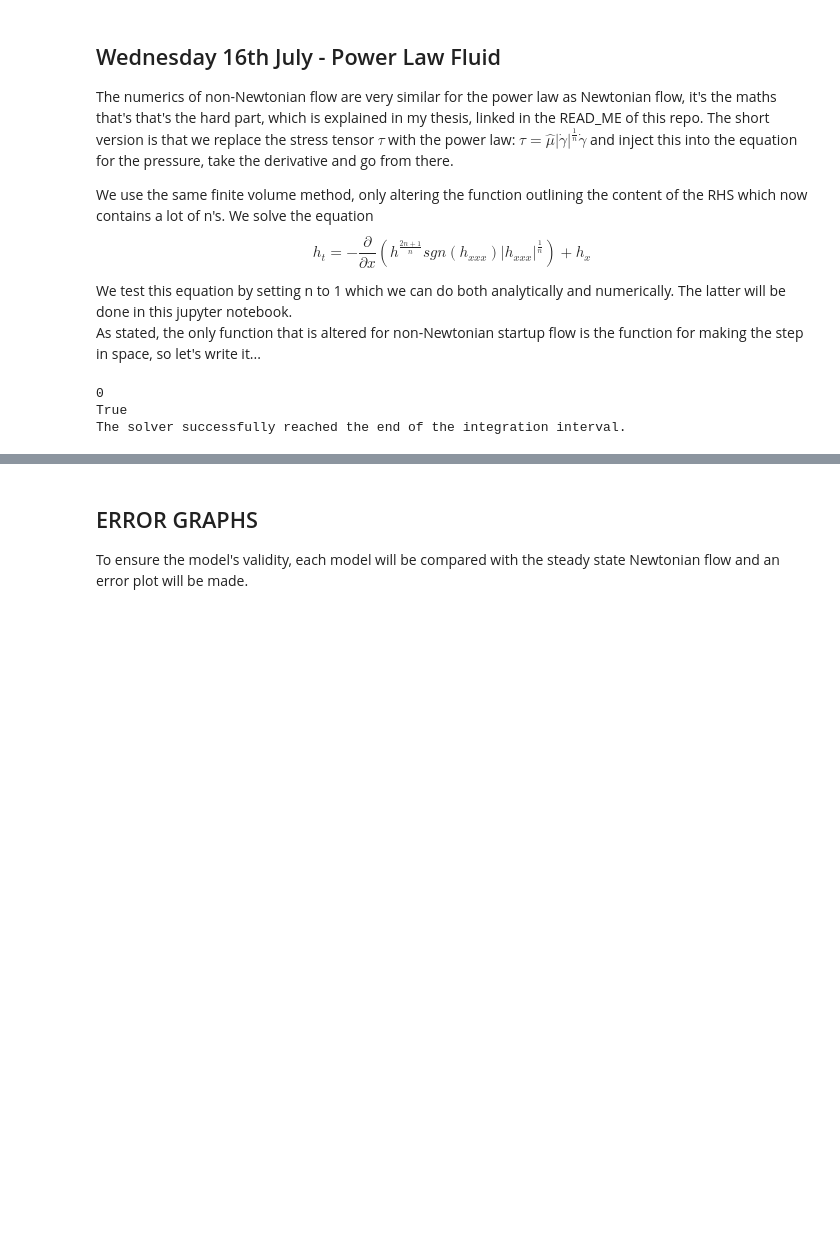
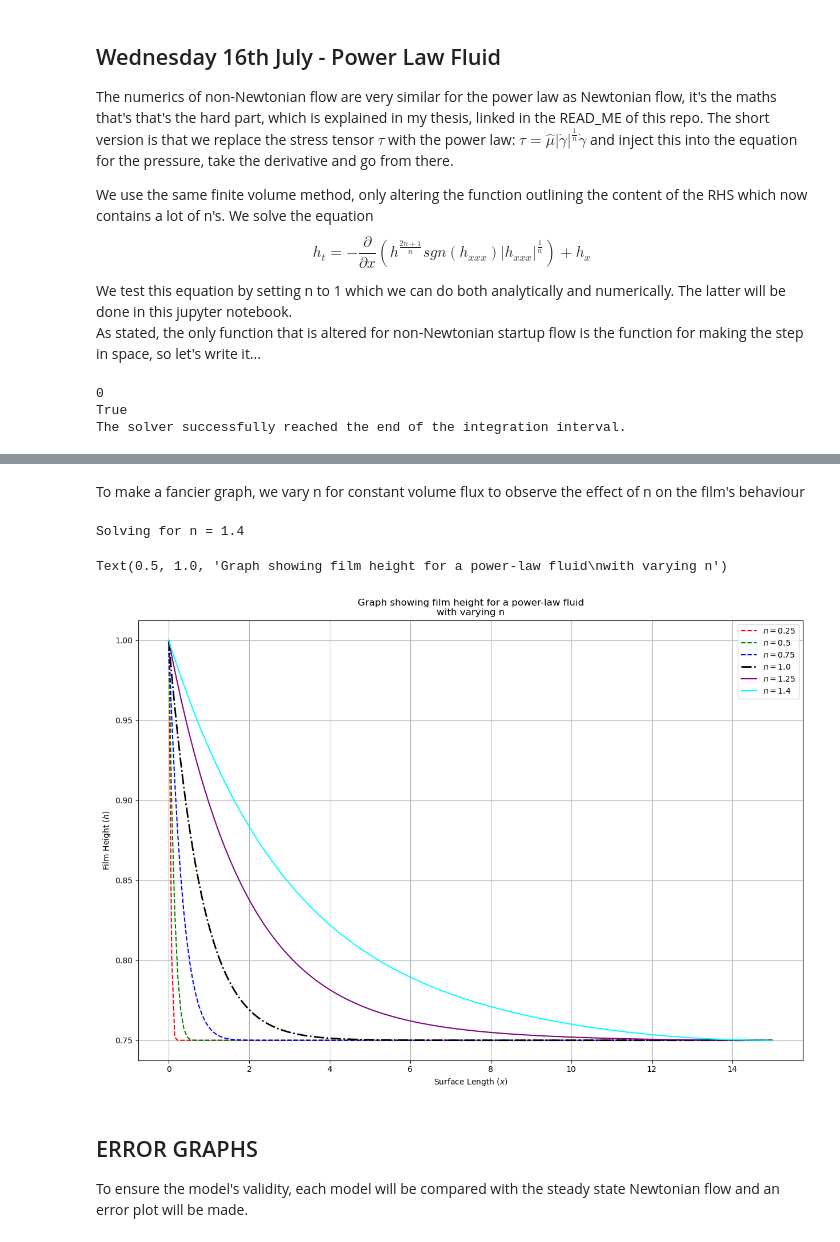
Before and after one commit to jrobo-gith/Independent-project-code, a Jupyter notebook: collection.ipynb, the cells around one changed output, grey strips where cells are left out. Saved outputs shown, nothing was run; the diff lists cells and outputs as text; code cells hidden in the pictures; blank space fills up the shorter version.

```diff
--- a/collection.ipynb
+++ b/collection.ipynb
@@ -326,7 +326,7 @@ def PL_make_step(h, i, args):
 
     return q_plus, q_minus
 # %%
-n = 0.9
+n = 1.4
 h_initial = np.ones(GV['N']) * GV['h0']
 t_span = GV['t-span']
 args = [PL_make_step, GV['dx'], None, GV['Q'], n]
@@ -352,3 +352,30 @@ Text(0, 0.5, 'Film Height $(y)$')
+# %% [markdown]
+To make a fancier graph, we vary n for constant volume flux to observe the effect of n on the film's behaviour
+# %%
+power_law_solutions = []
+
+for i in range(len(GV['n-list'])):
+    print(f"Solving for n = {GV['n-list'][i]}", end='\r')
+    args = [PL_make_step, GV['dx'], None, GV['Q'], GV['n-list'][i]]
+    power_law_solutions.append(solve_ivp(fun=FVM_RHS, y0=h_initial, t_span=t_span, args=(args,), method='BDF', rtol=1e-6, atol=1e-8).y[:, -1])
+# %% [output]
+Solving for n = 1.4
+# %%
+fig, ax = plt.subplots(nrows=1, ncols=1, figsize=(15, 10))
+
+for i in range(len(GV['n-list'])):
+    if GV['n-list'][i] < 1.0: ax.plot(GV['x'], power_law_solutions[i], label=f"$n = {GV['n-list'][i]}$", color=GV['colors'][i], linestyle='--')
+    elif GV['n-list'][i] == 1.0: ax.plot(GV['x'], power_law_solutions[i], label=f"$n = {GV['n-list'][i]}$", color=GV['colors'][i], linestyle='-.', linewidth=2)
+    else: ax.plot(GV['x'], power_law_solutions[i], label=f"$n = {GV['n-list'][i]}$", color=GV['colors'][i], linestyle='-')
+
+ax.legend()
+ax.grid(True)
+ax.set_xlabel("Surface Length $(x)$")
+ax.set_ylabel("Film Height $(h)$")
+ax.set_title(f"Graph showing film height for a power-law fluid\nwith varying n")
+# %% [output]
+Text(0.5, 1.0, 'Graph showing film height for a power-law fluid\nwith varying n')
+[figure, added]
 # %% [markdown]
 ## ERROR GRAPHS
 To ensure the model's validity, each model will be compared with the steady state Newtonian flow and an error plot will be made.
```
Also changed, not shown: parts of 5 cells of this notebook, 4 other files.
